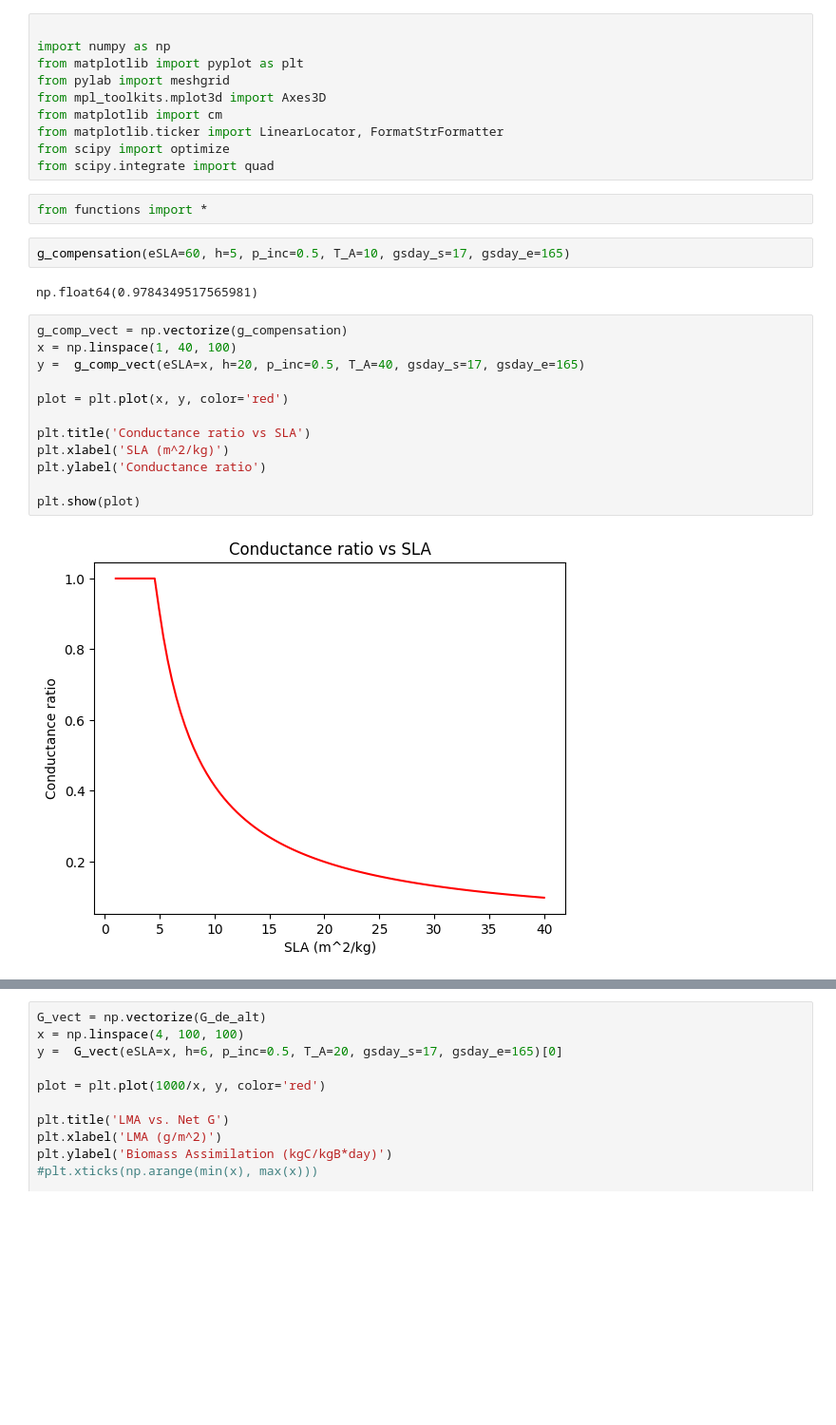
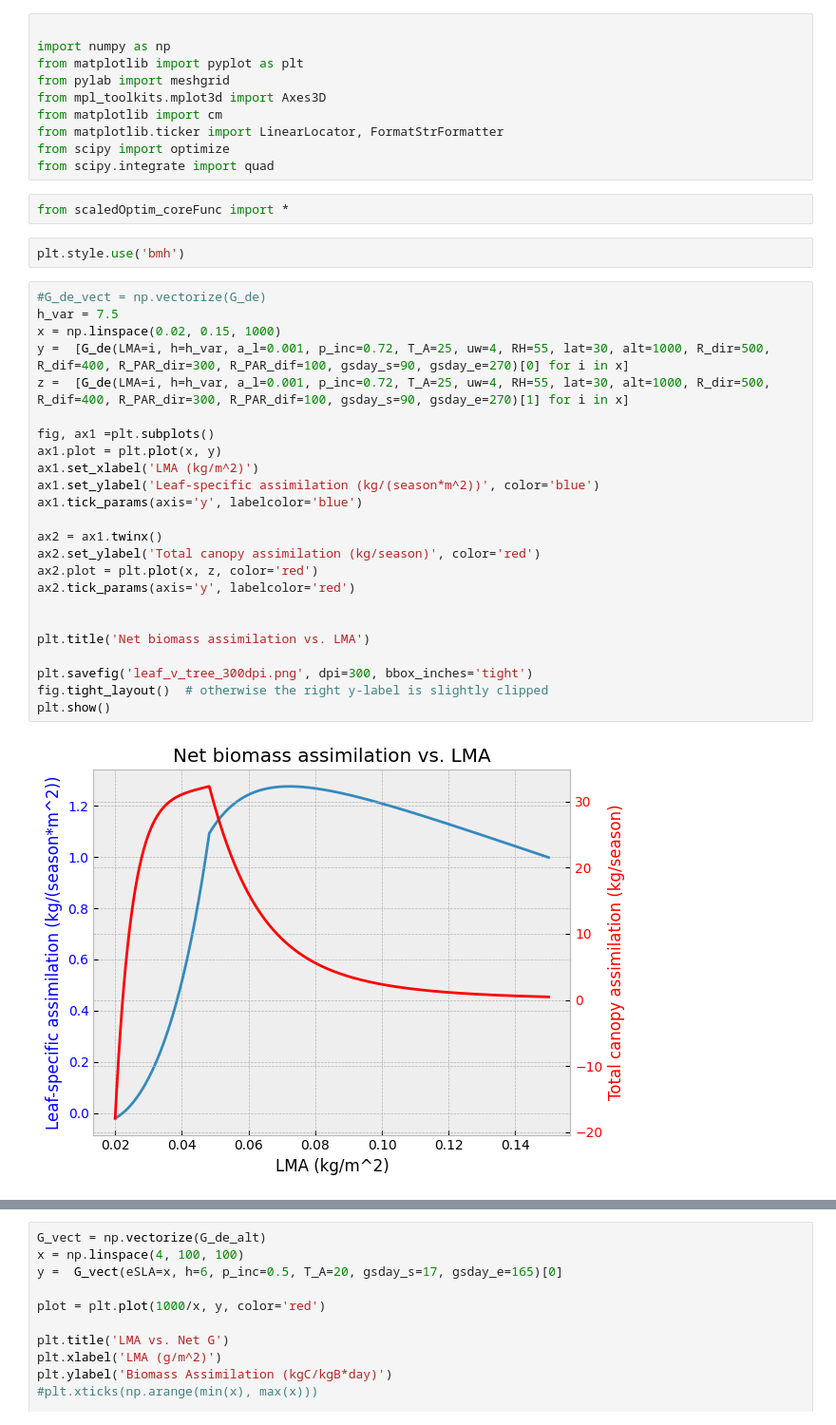
Before and after one commit to MustriM95/ScaledOptim, a Jupyter notebook: Simulations.ipynb, the cells around one changed output, grey strips where cells are left out. Shown at 95% size. Cells and saved outputs as stored; diff of their text form; blank space fills up the shorter version.

Commit message:
minor changes to parameter values

```diff
--- a/Simulations.ipynb
+++ b/Simulations.ipynb
@@ -9,23 +9,33 @@ from matplotlib.ticker import LinearLocator, FormatStrFormatter
 from scipy import optimize
 from scipy.integrate import quad
 # %%
-from functions import *
+from scaledOptim_coreFunc import *
-# %%
-g_compensation(eSLA=60, h=5, p_inc=0.5, T_A=10, gsday_s=17, gsday_e=165)
-# %% [output]
-np.float64(0.9784349517565981)
+# %%
+plt.style.use('bmh')
 # %%
-g_comp_vect = np.vectorize(g_compensation)
-x = np.linspace(1, 40, 100)
-y =  g_comp_vect(eSLA=x, h=20, p_inc=0.5, T_A=40, gsday_s=17, gsday_e=165)
+#G_de_vect = np.vectorize(G_de)
+h_var = 7.5
+x = np.linspace(0.02, 0.15, 1000)
+y =  [G_de(LMA=i, h=h_var, a_l=0.001, p_inc=0.72, T_A=25, uw=4, RH=55, lat=30, alt=1000, R_dir=500, R_dif=400, R_PAR_dir=300, R_PAR_dif=100, gsday_s=90, gsday_e=270)[0] for i in x]
+z =  [G_de(LMA=i, h=h_var, a_l=0.001, p_inc=0.72, T_A=25, uw=4, RH=55, lat=30, alt=1000, R_dir=500, R_dif=400, R_PAR_dir=300, R_PAR_dif=100, gsday_s=90, gsday_e=270)[1] for i in x]
 
-plot = plt.plot(x, y, color='red')
+fig, ax1 =plt.subplots()
+ax1.plot = plt.plot(x, y)
+ax1.set_xlabel('LMA (kg/m^2)')
+ax1.set_ylabel('Leaf-specific assimilation (kg/(season*m^2))', color='blue')
+ax1.tick_params(axis='y', labelcolor='blue')
 
-plt.title('Conductance ratio vs SLA')
-plt.xlabel('SLA (m^2/kg)')
-plt.ylabel('Conductance ratio')
+ax2 = ax1.twinx()
+ax2.set_ylabel('Total canopy assimilation (kg/season)', color='red')
+ax2.plot = plt.plot(x, z, color='red')
+ax2.tick_params(axis='y', labelcolor='red')
 
-plt.show(plot)
+
+plt.title('Net biomass assimilation vs. LMA')
+
+plt.savefig('leaf_v_tree_300dpi.png', dpi=300, bbox_inches='tight')
+fig.tight_layout()  # otherwise the right y-label is slightly clipped
+plt.show()
 # %% [output]
-[figure, old version]
+[figure, new version]
 # %%
```
Also changed, not shown: parts of 4 cells of this notebook, 1 other file.
